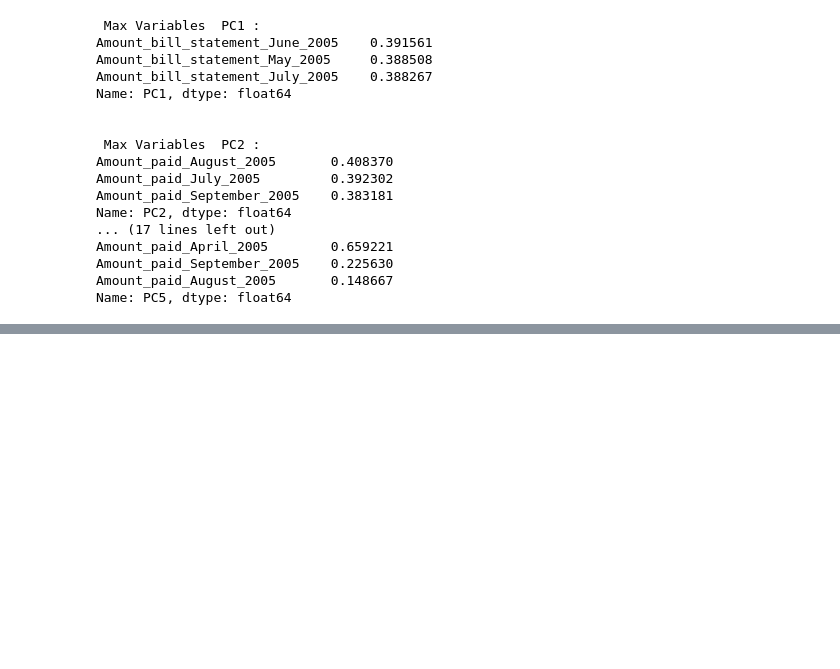
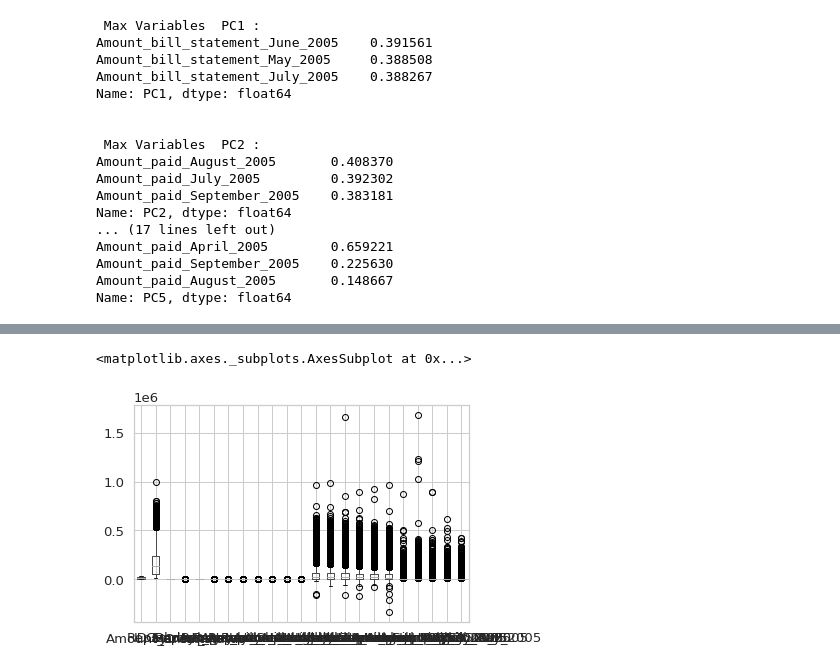
Before and after one commit to PosgradoMNA/actividades-de-aprendizaje-JulioperezA01793880, a Jupyter notebook: visualizacion_DS_Julio_perez_AA01793880.ipynb, the cells around one changed output, grey strips where cells are left out. Drawn from its saved outputs; the diff is of its cells as text; code cells hidden in the pictures; blank space fills up the shorter version.

```diff
--- a/visualizacion_DS_Julio_perez_AA01793880.ipynb
+++ b/visualizacion_DS_Julio_perez_AA01793880.ipynb
@@ -345,0 +345,7 @@ plt.show()
+# %%
+# 9 Realiza la visualización de los datos usando por lo menos 3 gráficos que consideres adecuados: plot, scatter, jointplot, boxplot, areaplot, pie chart, pairplot, bar chart, etc.
+
+df.iloc[:,0:23].boxplot()
+# %% [output]
+<matplotlib.axes._subplots.AxesSubplot at 0x...>
+[figure, added]
```
Also changed, not shown: parts of 4 cells of this notebook.
